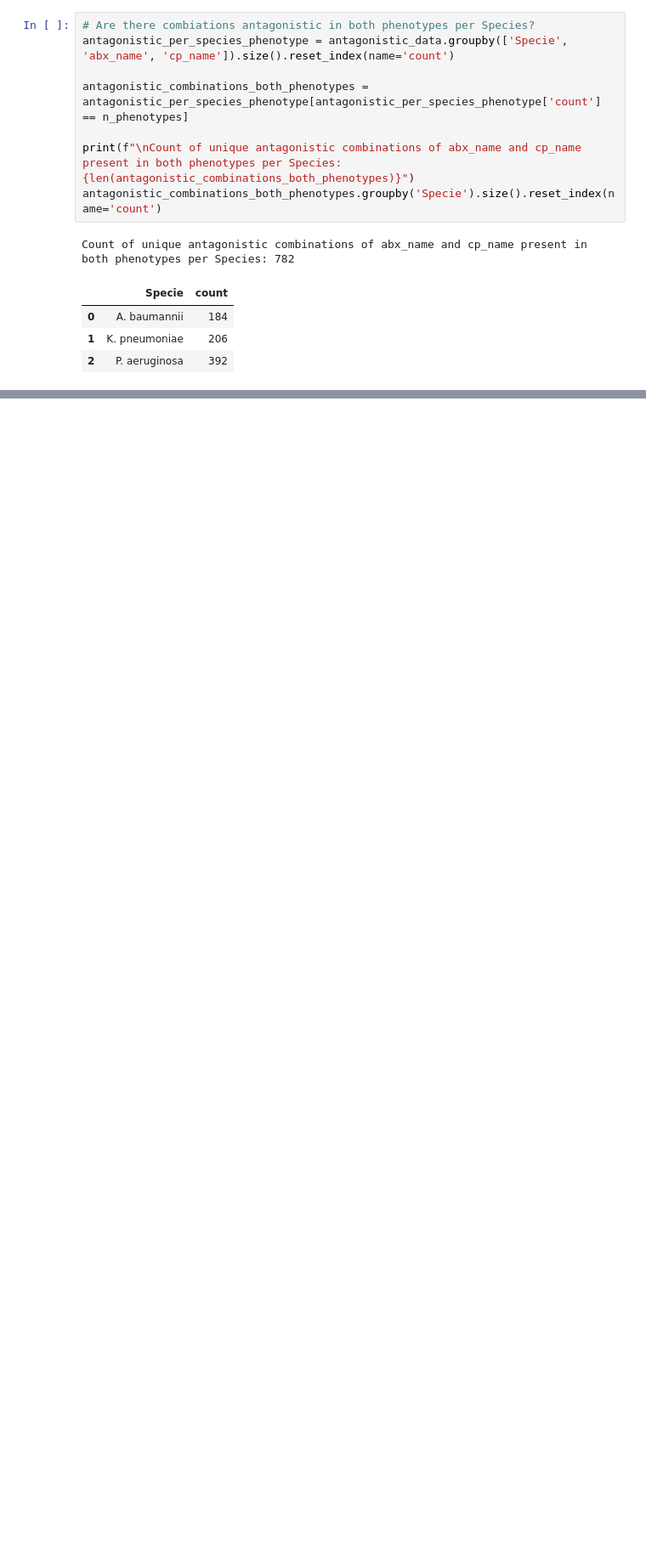
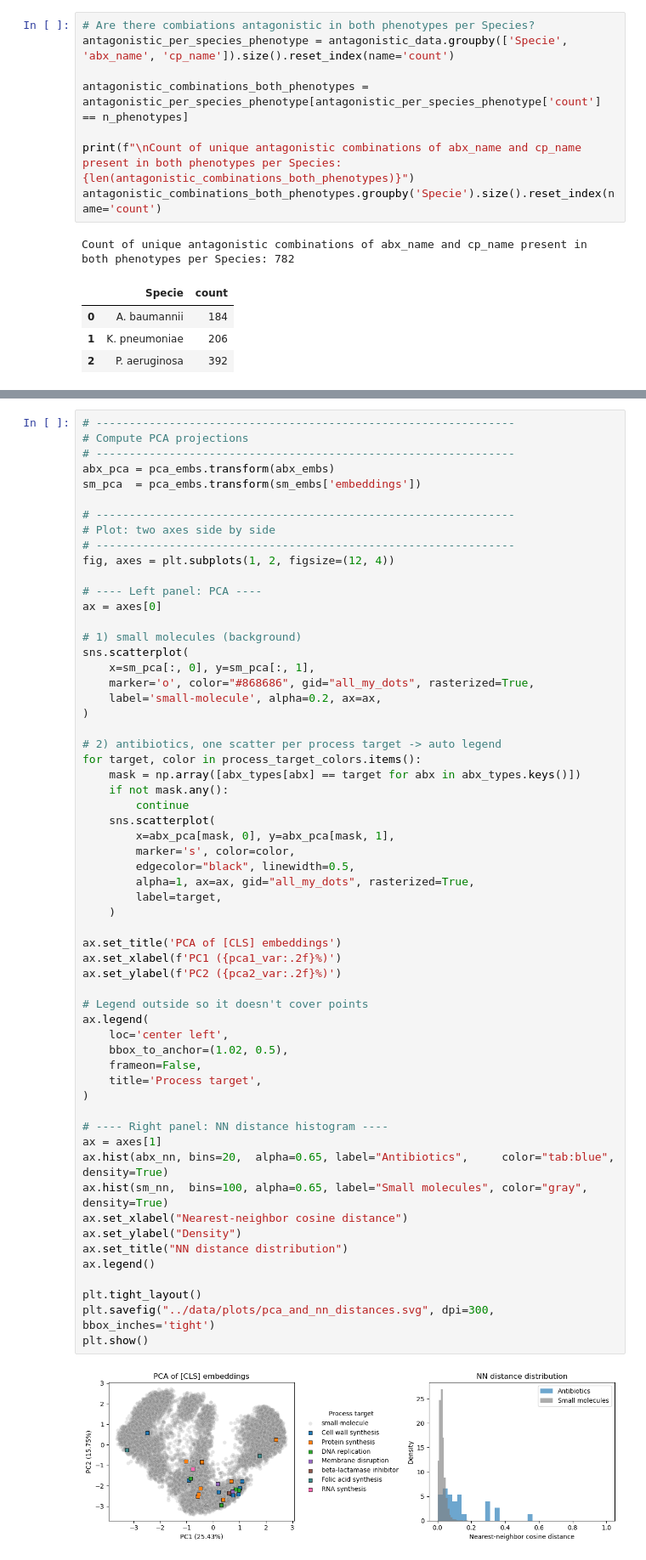
Before and after one commit to alexsanyum/combinations_predictions, a Jupyter notebook: notebook/tse_data_exploration.ipynb, the cells around one changed output, grey strips where cells are left out. Shown at 85% size. Drawn from its saved outputs; the diff is of its cells as text; blank space fills up the shorter version.

Commit message:
Analyze cosine metrics

```diff
--- a/notebook/tse_data_exploration.ipynb
+++ b/notebook/tse_data_exploration.ipynb
@@ -424,0 +425,61 @@ plt.show()
+# %%
+# ---------------------------------------------------------------
+# Compute PCA projections
+# ---------------------------------------------------------------
+abx_pca = pca_embs.transform(abx_embs)
+sm_pca  = pca_embs.transform(sm_embs['embeddings'])
+
+# ---------------------------------------------------------------
+# Plot: two axes side by side
+# ---------------------------------------------------------------
+fig, axes = plt.subplots(1, 2, figsize=(12, 4))
+
+# ---- Left panel: PCA ----
+ax = axes[0]
+
+# 1) small molecules (background)
+sns.scatterplot(
+    x=sm_pca[:, 0], y=sm_pca[:, 1],
+    marker='o', color="#868686", gid="all_my_dots", rasterized=True,
+    label='small-molecule', alpha=0.2, ax=ax,
+)
+
+# 2) antibiotics, one scatter per process target -> auto legend
+for target, color in process_target_colors.items():
+    mask = np.array([abx_types[abx] == target for abx in abx_types.keys()])
+    if not mask.any():
+        continue
+    sns.scatterplot(
+        x=abx_pca[mask, 0], y=abx_pca[mask, 1],
+        marker='s', color=color,
+        edgecolor="black", linewidth=0.5,
+        alpha=1, ax=ax, gid="all_my_dots", rasterized=True,
+        label=target,
+    )
+
+ax.set_title('PCA of [CLS] embeddings')
+ax.set_xlabel(f'PC1 ({pca1_var:.2f}%)')
+ax.set_ylabel(f'PC2 ({pca2_var:.2f}%)')
+
+# Legend outside so it doesn't cover points
+ax.legend(
+    loc='center left',
+    bbox_to_anchor=(1.02, 0.5),
+    frameon=False,
+    title='Process target',
+)
+
+# ---- Right panel: NN distance histogram ----
+ax = axes[1]
+ax.hist(abx_nn, bins=20,  alpha=0.65, label="Antibiotics",     color="tab:blue", density=True)
+ax.hist(sm_nn,  bins=100, alpha=0.65, label="Small molecules", color="gray",     density=True)
+ax.set_xlabel("Nearest-neighbor cosine distance")
+ax.set_ylabel("Density")
+ax.set_title("NN distance distribution")
+ax.legend()
+
+plt.tight_layout()
+plt.savefig("../data/plots/pca_and_nn_distances.svg", dpi=300, bbox_inches='tight')
+plt.show()
+# %% [output]
+[figure, added]
```
Also changed, not shown: parts of 4 cells of this notebook.
